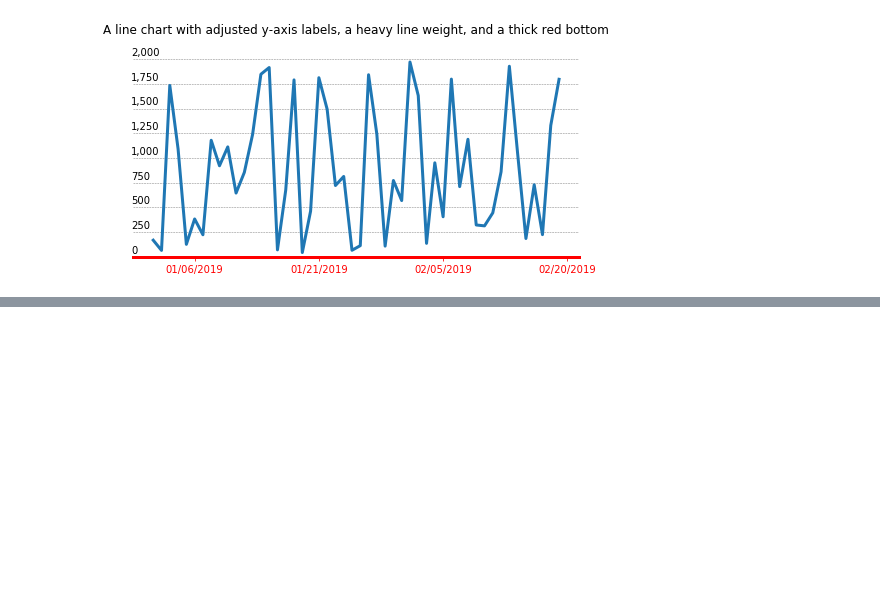
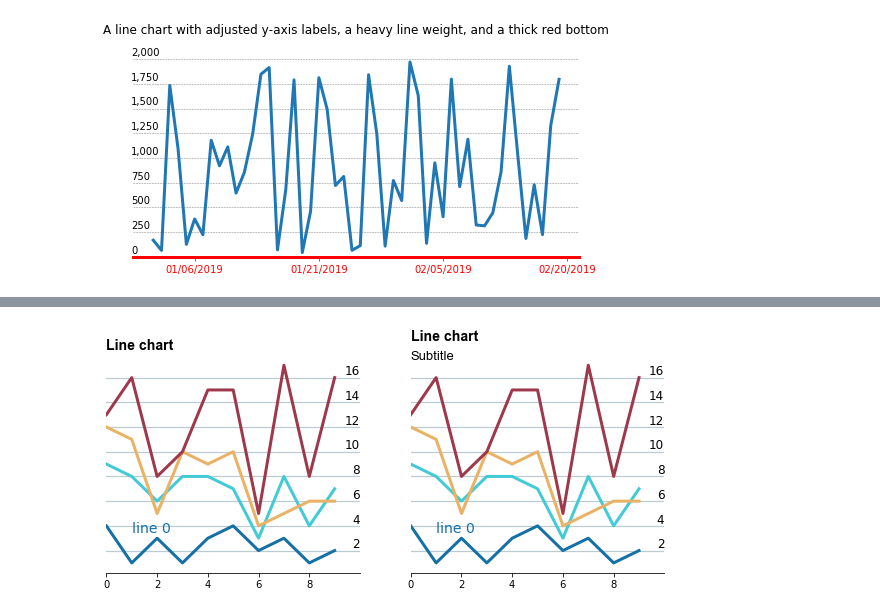
Before and after one commit to purplsquirr3l/randomness, a Jupyter notebook: viz-examples.ipynb, the cells around one changed output, grey strips where cells are left out. Drawn from its saved outputs; the diff is of its cells as text; code cells hidden in the pictures; blank space fills up the shorter version.

```diff
--- a/viz-examples.ipynb
+++ b/viz-examples.ipynb
@@ -396,0 +436,88 @@ plt.show()
+# %%
+lines = []
+for index in range(4):
+    lines.append((range(10), [random.choice(range((index+1), (index+1)*5)) for a in range(10)]))
+colors = ['#1570a6', '#43cad7', '#e9b265', '#9d394b', \
+          '#0f9ca3', '#ac8e9a']
+bg_color = '#e1f0f5'
+grid_line_color = '#bacbd1'
+# %%
+fig = plt.figure(figsize=(10,4))
+ax = fig.add_subplot(121)
+for index, line in enumerate(lines):
+    ax.plot(line[0], line[1], '-', lw=3, \
+            color=colors[index], label='line {}'.format(index))
+
+# just add a label for line 0
+ax.text(1, 3.5, 'line 0', fontsize=14, color=colors[0])
+
+ax.set_xlim([0, 10])
+
+# Remove some of the plot frame lines
+ax.spines['top'].set_visible(False)
+ax.spines['right'].set_visible(False)
+ax.spines['left'].set_visible(False)
+
+# adjust the y-axis
+ax.yaxis.tick_right()
+dx = -7/72.; dy = 8/72.
+offset = tms.ScaledTranslation(dx, dy, fig.dpi_scale_trans)
+
+# apply offset transform to all y ticklabels and left align them
+for label in ax.yaxis.get_majorticklabels():
+    label.set_transform(label.get_transform() + offset)
+    label.set_horizontalalignment('right')
+
+# remove the ticks from the y-axis
+ax.tick_params(axis='y', right=False, labelsize=12)
+
+# remove last two tick marks and labels on the x-axis
+plt.setp(ax.get_xticklabels()[-1], visible=False)
+ax.xaxis.get_major_ticks()[-1].set_visible(False)
+
+# add light y-axis lines
+ax.grid(True, 'major', 'y', ls='-', lw=1.2, c=grid_line_color)
+
+ax.set_title('Line chart', loc='left', \
+             fontweight='bold', fontname='Arial', fontsize=14)
+
+#-------------------------------
+bx = fig.add_subplot(122)
+for index, line in enumerate(lines):
+    bx.plot(line[0], line[1], '-', lw=3, \
+            color=colors[index], label='line {}'.format(index))
+
+# just add a label for line 0
+bx.text(1, 3.5, 'line 0', fontsize=14, color=colors[0])
+
+bx.set_xlim([0, 10])
+
+# Remove some of the plot frame lines
+bx.spines['top'].set_visible(False)
+bx.spines['right'].set_visible(False)
+bx.spines['left'].set_visible(False)
+
+# adjust the y-axis
+bx.yaxis.tick_right()
+
+# apply offset transform to all y ticklabels and left align them
+for label in bx.yaxis.get_majorticklabels():
+    label.set_transform(label.get_transform() + offset)
+    label.set_horizontalalignment('right')
+
+# remove the ticks from the y-axis
+bx.tick_params(axis='y', right=False, labelsize=12)
+
+# remove last tick mark and label on the x-axis
+plt.setp(bx.get_xticklabels()[-1], visible=False)
+bx.xaxis.get_major_ticks()[-1].set_visible(False)
+
+# add light y-axis lines
+bx.grid(True, 'major', 'y', ls='-', lw=1.2, c=grid_line_color)
+
+bx.text(0, 19, 'Line chart', fontweight='bold', fontname='Arial', fontsize=14)
+bx.text(0, 17.5, 'Subtitle', fontname='Arial', fontsize=13)
+
+plt.show()
+# %% [output]
+[figure, added]
```
Also changed, not shown: parts of 8 cells of this notebook.
